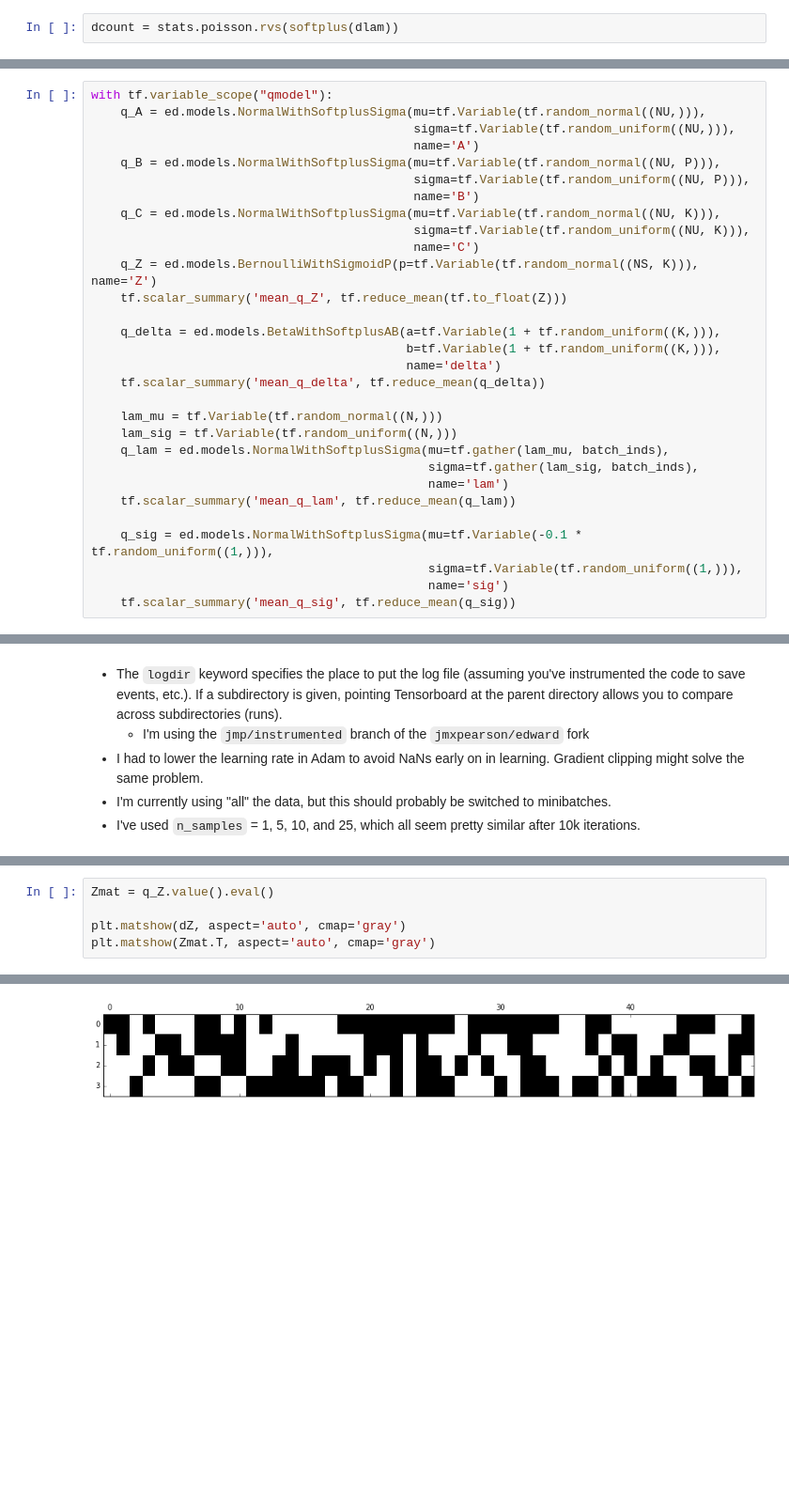
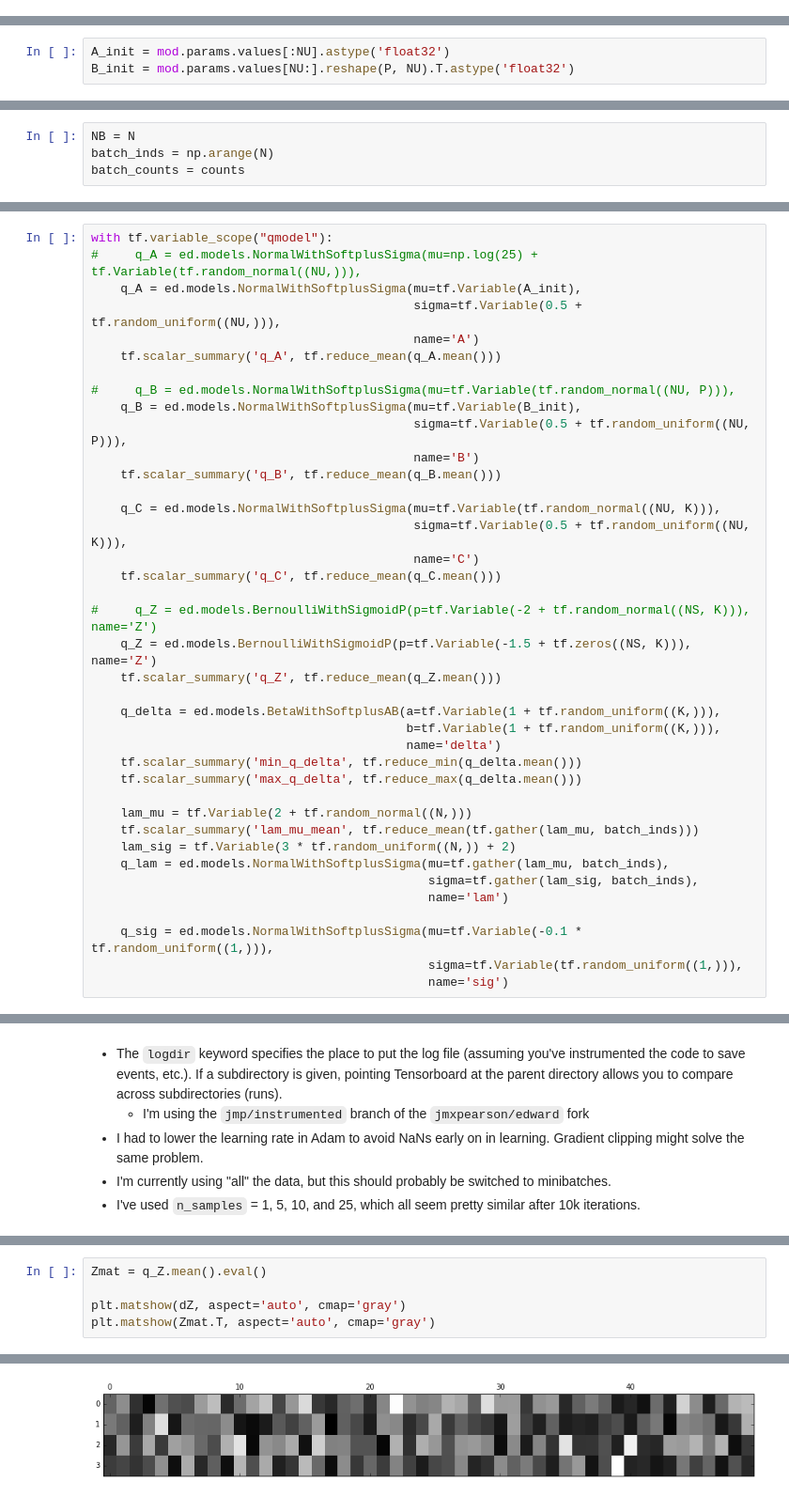
Before and after one commit to pearsonlab/utevsky2016, a Jupyter notebook: validate_edward_model.ipynb, the cells around one changed output, grey strips where cells are left out. Shown: that part at 94% size. Saved outputs shown, nothing was run; the diff lists cells and outputs as text; blank space fills up the shorter version.

```diff
--- a/validate_edward_model.ipynb
+++ b/validate_edward_model.ipynb
@@ -80,2 +86,0 @@ def softplus(x):
-# %%
-dcount = stats.poisson.rvs(softplus(dlam))
@@ -94,3 +114,6 @@ stim = dS
+# %%
+A_init = mod.params.values[:NU].astype('float32')
+B_init = mod.params.values[NU:].reshape(P, NU).T.astype('float32')
 # %% [markdown]
 # Define the model
 # %% [markdown]
@@ -120,3 +151,7 @@ batch_inds, batch_counts = tf.train.batch(tf.train.slice_input_producer([allinds
+# %%
+NB = N
+batch_inds = np.arange(N)
+batch_counts = counts
 # %% [markdown]
 ## Generative (p) model
 # %%
@@ -151,31 +179,40 @@ with tf.variable_scope("pmodel"):
 # Recognition (q) model
 # %%
 with tf.variable_scope("qmodel"):
-    q_A = ed.models.NormalWithSoftplusSigma(mu=tf.Variable(tf.random_normal((NU,))),
-                                            sigma=tf.Variable(tf.random_uniform((NU,))),
+#     q_A = ed.models.NormalWithSoftplusSigma(mu=np.log(25) + tf.Variable(tf.random_normal((NU,))),
+    q_A = ed.models.NormalWithSoftplusSigma(mu=tf.Variable(A_init),
+                                            sigma=tf.Variable(0.5 + tf.random_uniform((NU,))),
                                             name='A')
-    q_B = ed.models.NormalWithSoftplusSigma(mu=tf.Variable(tf.random_normal((NU, P))),
-                                            sigma=tf.Variable(tf.random_uniform((NU, P))),
+    tf.scalar_summary('q_A', tf.reduce_mean(q_A.mean()))
+
+#     q_B = ed.models.NormalWithSoftplusSigma(mu=tf.Variable(tf.random_normal((NU, P))),
+    q_B = ed.models.NormalWithSoftplusSigma(mu=tf.Variable(B_init),
+                                            sigma=tf.Variable(0.5 + tf.random_uniform((NU, P))),
                                             name='B')
+    tf.scalar_summary('q_B', tf.reduce_mean(q_B.mean()))
+
     q_C = ed.models.NormalWithSoftplusSigma(mu=tf.Variable(tf.random_normal((NU, K))),
-                                            sigma=tf.Variable(tf.random_uniform((NU, K))),
+                                            sigma=tf.Variable(0.5 + tf.random_uniform((NU, K))),
                                             name='C')
-    q_Z = ed.models.BernoulliWithSigmoidP(p=tf.Variable(tf.random_normal((NS, K))), name='Z')
-    tf.scalar_summary('mean_q_Z', tf.reduce_mean(tf.to_float(Z)))
+    tf.scalar_summary('q_C', tf.reduce_mean(q_C.mean()))
+
+#     q_Z = ed.models.BernoulliWithSigmoidP(p=tf.Variable(-2 + tf.random_normal((NS, K))), name='Z')
+    q_Z = ed.models.BernoulliWithSigmoidP(p=tf.Variable(-1.5 + tf.zeros((NS, K))), name='Z')
+    tf.scalar_summary('q_Z', tf.reduce_mean(q_Z.mean()))
 
     q_delta = ed.models.BetaWithSoftplusAB(a=tf.Variable(1 + tf.random_uniform((K,))),
                                            b=tf.Variable(1 + tf.random_uniform((K,))),
                                            name='delta')
-    tf.scalar_summary('mean_q_delta', tf.reduce_mean(q_delta))
+    tf.scalar_summary('min_q_delta', tf.reduce_min(q_delta.mean()))
+    tf.scalar_summary('max_q_delta', tf.reduce_max(q_delta.mean()))
 
-    lam_mu = tf.Variable(tf.random_normal((N,)))
-    lam_sig = tf.Variable(tf.random_uniform((N,)))
+    lam_mu = tf.Variable(2 + tf.random_normal((N,)))
+    tf.scalar_summary('lam_mu_mean', tf.reduce_mean(tf.gather(lam_mu, batch_inds)))
+    lam_sig = tf.Variable(3 * tf.random_uniform((N,)) + 2)
     q_lam = ed.models.NormalWithSoftplusSigma(mu=tf.gather(lam_mu, batch_inds),
                                               sigma=tf.gather(lam_sig, batch_inds),
                                               name='lam')
-    tf.scalar_summary('mean_q_lam', tf.reduce_mean(q_lam))
 
     q_sig = ed.models.NormalWithSoftplusSigma(mu=tf.Variable(-0.1 * tf.random_uniform((1,))),
                                               sigma=tf.Variable(tf.random_uniform((1,))),
                                               name='sig')
-    tf.scalar_summary('mean_q_sig', tf.reduce_mean(q_sig))
@@ -221,9 +345,9 @@ Iteration 30000 [100%]: Loss = 4611.991
 # %%
-Zmat = q_Z.value().eval()
+Zmat = q_Z.mean().eval()
 
 plt.matshow(dZ, aspect='auto', cmap='gray')
 plt.matshow(Zmat.T, aspect='auto', cmap='gray')
 # %% [output]
 <matplotlib.image.AxesImage at 0x...>
 [figure]
-[figure, old version]
+[figure, new version]
```
Also changed, not shown: parts of 36 cells of this notebook.
